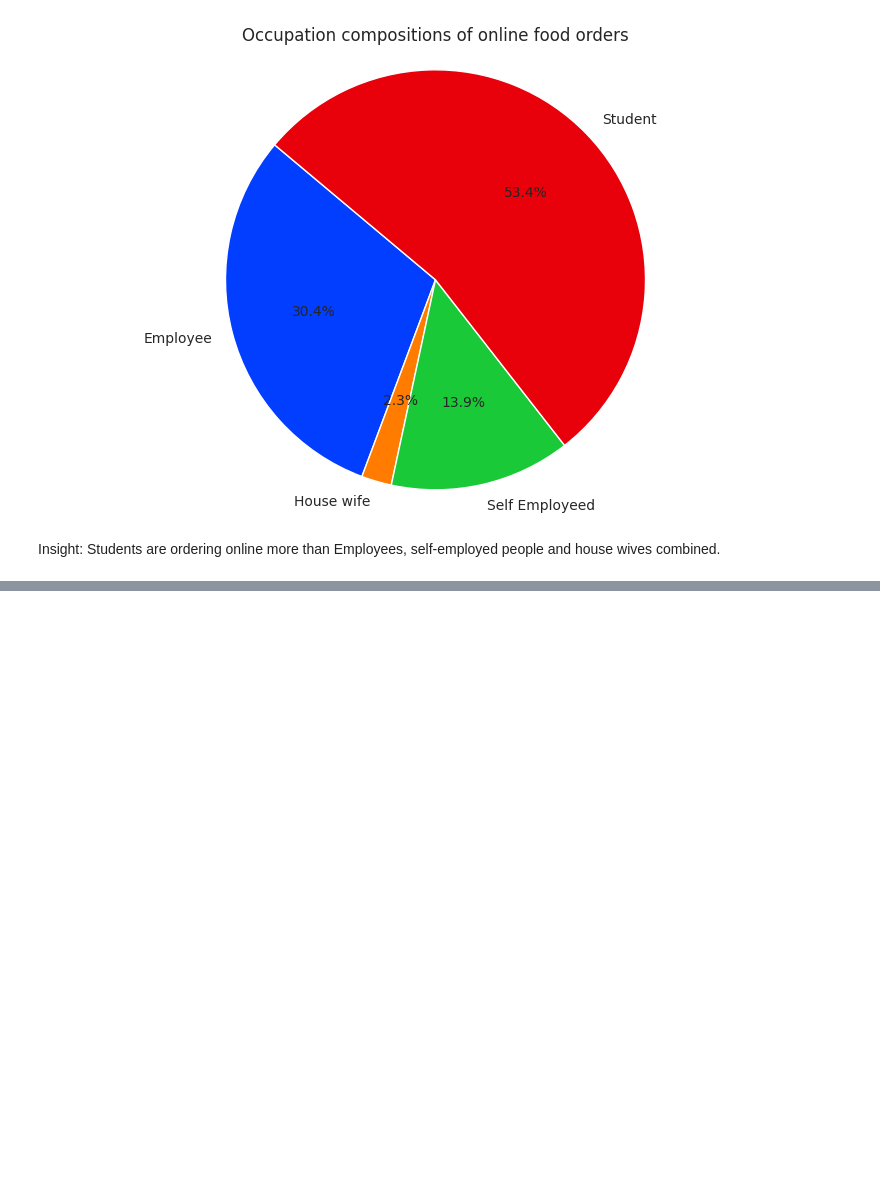
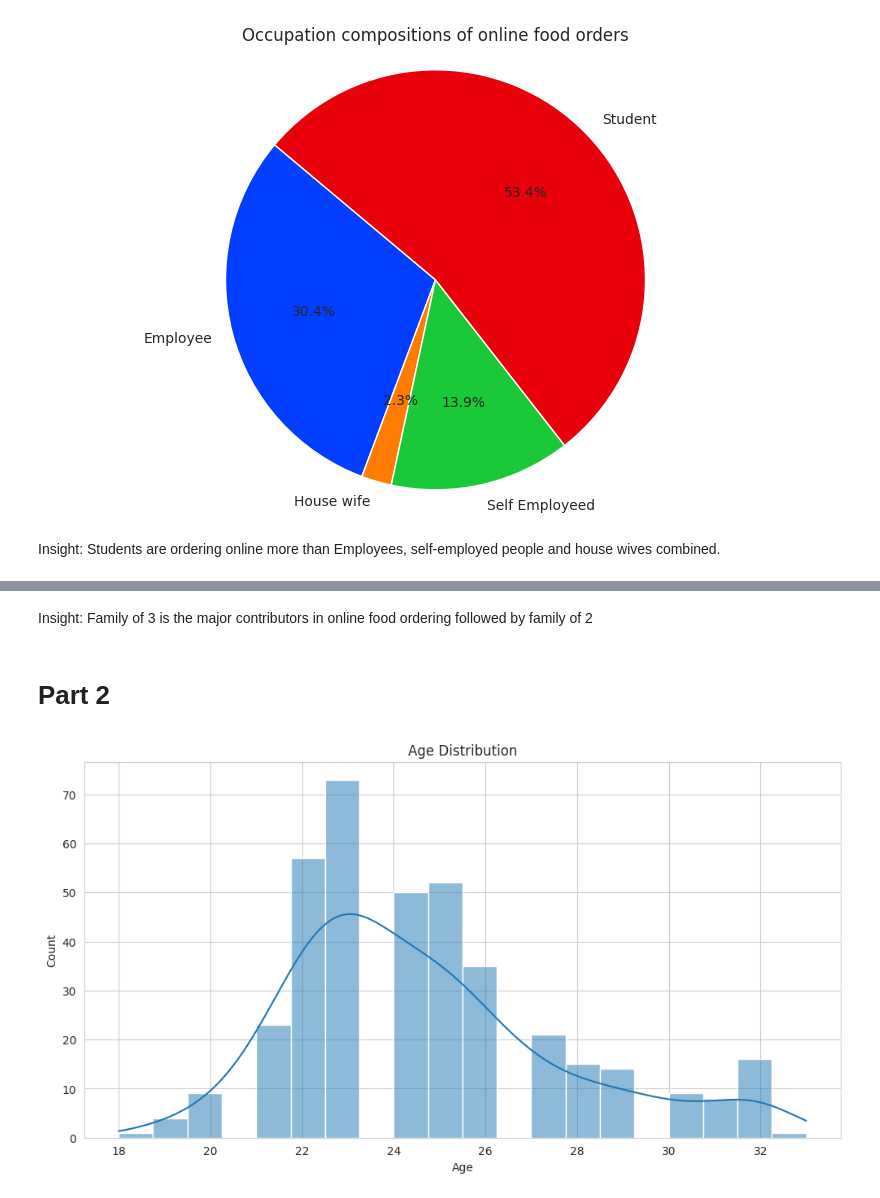
Before and after one commit to Mintu-Vipin/NPowerCanada_JuniorDataAnalyst, a Jupyter notebook: Group3_Online_Food.ipynb, the cells around one changed output, grey strips where cells are left out. Saved outputs shown, nothing was run; the diff lists cells and outputs as text; code cells hidden in the pictures; blank space fills up the shorter version.

```diff
--- a/Group3_Online_Food.ipynb
+++ b/Group3_Online_Food.ipynb
@@ -32,0 +39,7 @@ food_data
+# %%
+# Load the data
+
+# URL of the raw CSV file on GitHub
+filepath ='https://raw.githubusercontent.com/yommigold/NPower-Canada-JDA_Group_3/main/onlinefoods.csv'
+food_data = pd.read_csv(filepath)
+food_data.head()
@@ -147,0 +226,15 @@ Insight: Students are ordering online more than Employees, self-employed people
+# %% [markdown]
+Insight: Family of 3 is the major contributors in online food ordering followed by family of 2
+# %% [markdown]
+# **Part 2**
+# %%
+
+# Demographic Information Visualizations
+plt.figure(figsize=(12, 6))
+sns.histplot(food_data['Age'], bins=20, kde=True)
+plt.title('Age Distribution')
+plt.xlabel('Age')
+plt.ylabel('Count')
+plt.show()
+# %% [output]
+[figure, added]
```
Also changed, not shown: parts of 13 cells of this notebook.
